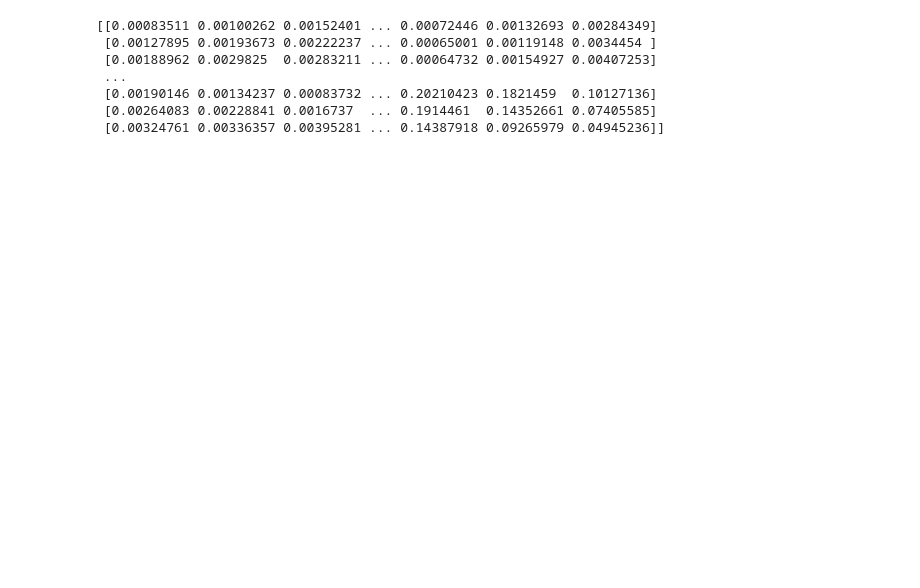
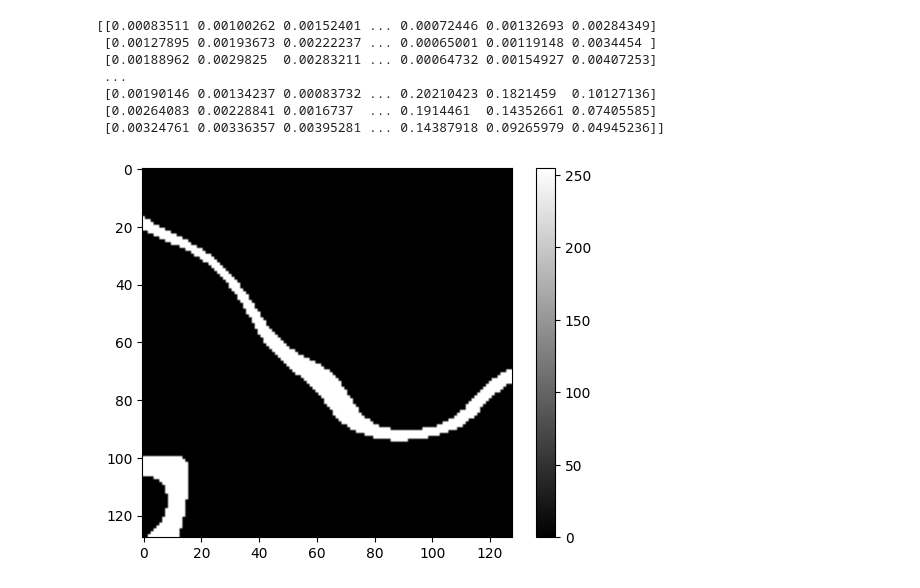
Before and after one commit to LuisMiguelTrinidad/2d-terrain-Gen, a Jupyter notebook: PerlinNoise.ipynb, the cells around one changed output. Saved outputs shown, nothing was run; the diff lists cells and outputs as text; code cells hidden in the pictures; blank space fills up the shorter version.

```diff
--- a/PerlinNoise.ipynb
+++ b/PerlinNoise.ipynb
@@ -45,13 +45,14 @@ class generator:
         16: ([0.15, 0.8, 0.85], 'Volcanico', (159, 16, 16), {"Arbol carbonizado": 0.6, "Charco de lava": 0.4}),
         17: ([0.35, 9, 0.35], 'Montaña', (125, 125, 125), {"Roca grande": 0.3, "Roca pequeña": 0.7}),
     }
-    CHUNK_SIZE = 256
+    CHUNK_SIZE = 64
     CERCANIA_BIOMAS = np.load("./CERCANIA_BIOMAS.npy" )
 
-    def __init__(self, seedTemp = None, seedAltu = None, seedHume = None):
+    def __init__(self, seedTemp = None, seedAltu = None, seedHume = None, seedRios = None):
         self.SEEDTEMP = seedTemp if seedTemp != None else randint(-2**30, 2**30)
         self.SEEDALTU = seedAltu if seedTemp != None else randint(-2**30, 2**30)
         self.SEEDHUME = seedHume if seedTemp != None else randint(-2**30, 2**30)
+        self.SEEDRIOS = seedRios if seedTemp != None else randint(-2**30, 2**30)
 
     def getNoise(self, seed: int, x_in: int, y_in: int, iterations: int, size: int, disparity: int = 3) -> float:
         """
@@ -128,7 +129,7 @@ class generator:
                 noise_array[j, i] = valor
         return noise_array
 
-    def getBioma(self, temp, altu, hume) -> np.uint8:
+    def getBioma(self, temp, altu, hume, rios) -> np.uint8:
         """
         Determines the biome type based on temperature, altitude, and humidity.
 
@@ -148,6 +149,8 @@ class generator:
                 return 1 #Oceano profundo
             else:
                 return 0 #Oceano
+        elif(0.45 < rios < 0.55):
+            return 2 #Rios y lagos
         else:
             alt = math.floor(128*(altu-0.5)*2)
             temp = math.floor(128*temp)
@@ -171,14 +174,15 @@ class generator:
         if os.path.exists(f"./Chunks/T_{self.SEEDTEMP}A_{self.SEEDTEMP}H_{self.SEEDTEMP}/{x}/{y}.npy"):
             return np.load(f"./Chunks/T_{self.SEEDTEMP}A_{self.SEEDTEMP}H_{self.SEEDTEMP}/{x}/{y}.npy")
         else:
-            temp = self.getNoiseArray(self.SEEDTEMP, x, y, 3, 128, 2)
+            temp = self.getNoiseArray(self.SEEDTEMP, x, y, 3, 256, 2)
             altu = self.getNoiseArray(self.SEEDALTU, x, y, 6, 512, 4)
-            hume = self.getNoiseArray(self.SEEDHUME, x, y, 3, 256, 2)
+            hume = self.getNoiseArray(self.SEEDHUME, x, y, 3, 512, 2)
+            rios = self.getNoiseArray(self.SEEDRIOS, x, y, 3, 128, 4)
             array_biomas = np.zeros(dtype=np.uint8, shape=(self.CHUNK_SIZE,self.CHUNK_SIZE))
 
             for i in range(self.CHUNK_SIZE):
                 for j in range(self.CHUNK_SIZE):
-                    array_biomas[i, j] = self.getBioma(hume[i, j], altu[i, j], temp[i, j])
+                    array_biomas[i, j] = self.getBioma(hume[i, j], altu[i, j], temp[i, j], rios[i, j])
             os.makedirs(f"./Chunks/T_{self.SEEDTEMP}A_{self.SEEDTEMP}H_{self.SEEDTEMP}/{x}", exist_ok=True)
             np.save(f"./Chunks/T_{self.SEEDTEMP}A_{self.SEEDTEMP}H_{self.SEEDTEMP}/{x}/{y}", array_biomas)
             return array_biomas
@@ -394,3 +398,49 @@ print(gtr)
  [0.00190146 0.00134237 0.00083732 ... 0.20210423 0.1821459  0.10127136]
  [0.00264083 0.00228841 0.0016737  ... 0.1914461  0.14352661 0.07405585]
  [0.00324761 0.00336357 0.00395281 ... 0.14387918 0.09265979 0.04945236]]
+# %%
+CHUNK_SIZE = 128
+def getNoiseArray( seed: int, x_in: int, y_in: int, iterations: int, size: int, disparity: int = 3) -> np.ndarray:
+    x = CHUNK_SIZE*x_in
+    y = CHUNK_SIZE*y_in
+    opensimplex.seed(seed)
+
+    rango = range(0,CHUNK_SIZE)
+    noise_array = np.zeros(dtype=float, shape=(CHUNK_SIZE, CHUNK_SIZE))
+
+    for r in range(iterations):
+        divisor = (size/2**r)
+        exponenciador = (2**r)
+        for i in rango:
+            for j in rango:
+                noise_array[j, i] += opensimplex.noise2(x=(i+x)/divisor, y=(y+j)/divisor)/exponenciador
+
+    maximo = sum([2/(2**r) for r in range(iterations)])
+    for i in rango:
+        for j in rango:
+            valor = (noise_array[j, i] + maximo)/(2*maximo)
+            for r in range(disparity):
+                valor = 0.5 + math.sin(math.pi*valor - math.pi/2)/2
+            noise_array[j, i] = valor
+
+    noise_array_int = np.empty(dtype=np.uint8, shape=(CHUNK_SIZE, CHUNK_SIZE))
+    for i in rango:
+        for j in rango:
+            noise_array_int[j, i] = math.floor(noise_array[j, i]*256)
+    return noise_array_int
+
+resultado = getNoiseArray(112, 64, 125, 3, 128, 5)
+
+resultado[0,0] = 0
+resultado[127,127] = 255
+for i in range(resultado.shape[0]):
+    for j in range(resultado.shape[1]):
+        if(107 < resultado[i,j] < 148):
+            resultado[i,j] = 255
+        else:
+            resultado[i,j] = 0
+plt.imshow(resultado, cmap='gray')
+plt.colorbar()
+plt.show()
+# %% [output]
+[figure, added]
```
Also changed, not shown: parts of 3 cells of this notebook.
